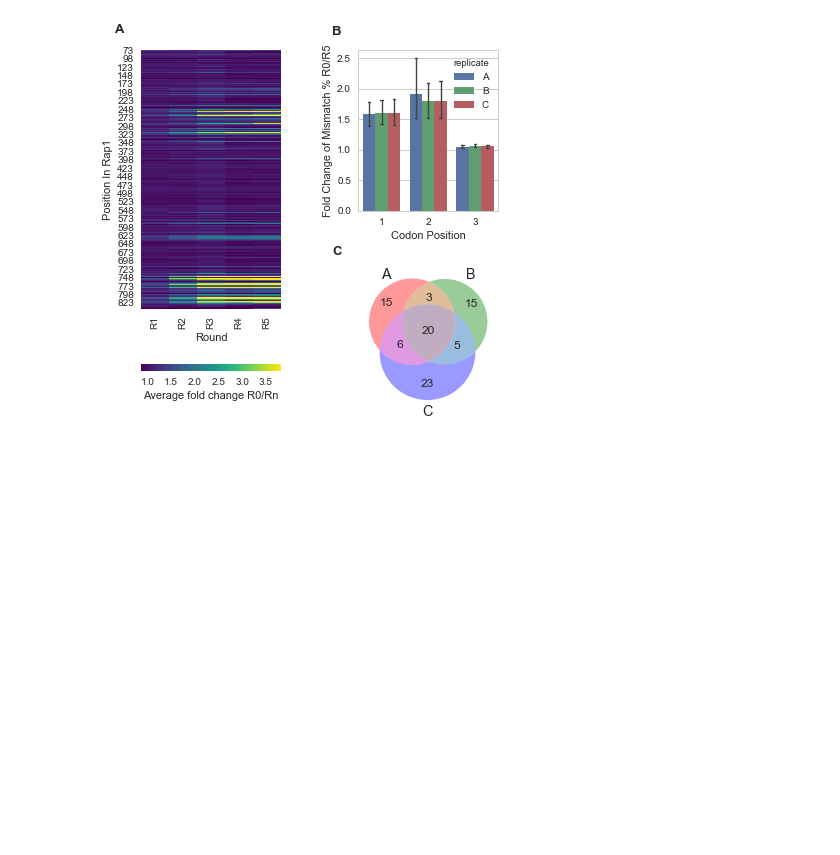
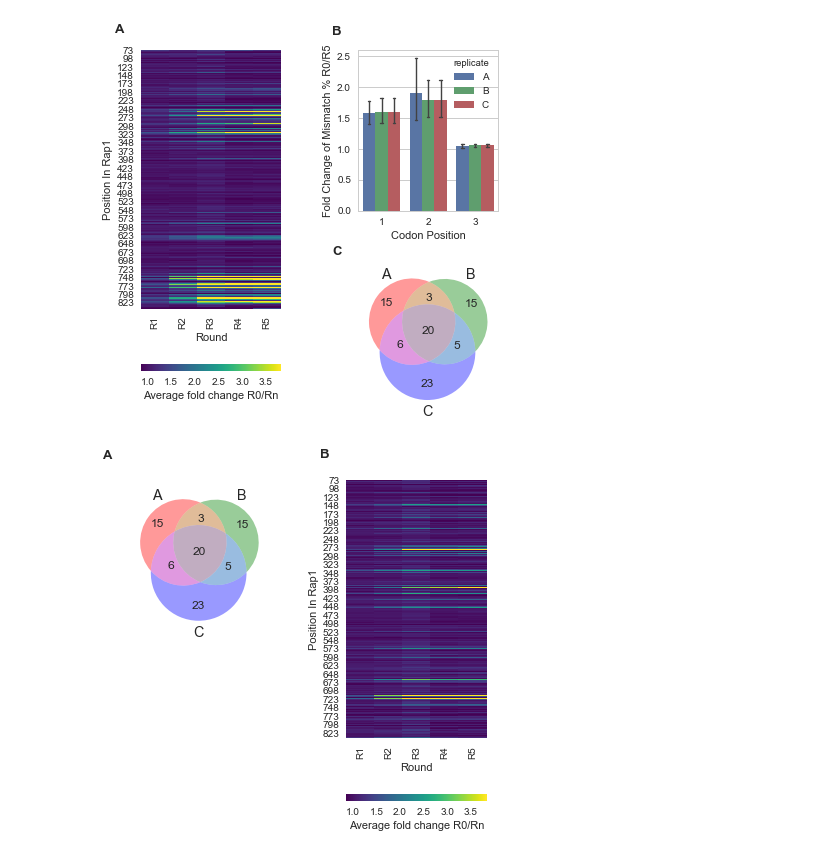
Before and after one commit to DuncanTormey/rap1_select_detect, a Jupyter notebook: notebook/rap1_analysis_notebook.ipynb, the cells around one changed output. Drawn from its saved outputs; the diff is of its cells as text; code cells hidden in the pictures; blank space fills up the shorter version.

```diff
--- a/notebook/rap1_analysis_notebook.ipynb
+++ b/notebook/rap1_analysis_notebook.ipynb
@@ -1336,9 +1340,18 @@ sns.distplot(fold_changes.get_values().flatten(),kde=False, rug=True,rug_kws ={'
 Here I generate the heatmap. I decided to use the robust=True arguement to auto calculate the ranges. With this parameter, "the colormap range is computed with robust quantiles instead of the extreme values." -Seaborn documents
 # %%
 fig = plt.figure(figsize=(2.0, 5.5))
-x, mean_fc, std_fc = make_round_zero_comparisons(m_df,rnd=5)
-fold_changes = x.filter(regex=('avg_.*-fc_mismatches'))
-ax = sns.heatmap(fold_changes,
+avg_rounds_fc= []
+all_rounds_fc = []
+for r in range(1,6):
+    x, mean_fc, ste_fc = make_round_zero_comparisons(m_df,rnd=r)
+    if len(avg_rounds_fc) == 0:
+        avg_rounds_fc = x[['pos',mean_fc,ste_fc]].copy()
+    else:
+        avg_rounds_fc[[mean_fc, ste_fc]] = x[[mean_fc,ste_fc]].copy()
+
+all_rounds_fc = x.filter(regex='pos$|[ABC]{1}_R0.*-fc.*')
+
+ax = sns.heatmap(avg_rounds_fc.filter(regex='avg_.*'),
                  cmap='viridis',
                  yticklabels=20,
                  #vmax=15,
@@ -1455,3 +1468,64 @@ fig.savefig('../fig/paper_figures/selection_time_course.pdf')
 plt.show()
 # %% [output]
 [figure]
+# %%
+fig=plt.figure(figsize=(6.4,6.8))
+fig.subplots_adjust(hspace=0.3,wspace=0.55)
+gs = gridspec.GridSpec(2, 2)
+ax1 = plt.subplot(gs[0, 0])
+ax2 = plt.subplot(gs[0:, 1])
+
+
+################################### VennDiagram ###################################
+v.venn3([set(l) for l in shared_decr_pos_dict.values()],
+        shared_decr_pos_dict.keys(),
+        alpha=0.4,
+        ax=ax1)
+
+ax1.text(-0.12,
+         1.27,
+         'A',
+         transform=ax1.transAxes,
+      fontsize=majorFontSize + 1,
+         fontweight='bold',
+         va='top',
+         ha='right')
+
+##################################### HeatMap #####################################
+ax2 = sns.heatmap(avg_rounds_fc.filter(regex='avg_.*'),
+                 cmap='viridis',
+                 yticklabels=25,
+                 #vmax=15,
+                 robust=True,
+                #linewidths=1e-14,
+                 cbar_kws={'label': 'Average fold change R0/Rn',
+                           'orientation':'horizontal'},
+                  ax=ax2,
+)
+
+labels = [x.get_text().split('-')[0].split('_')[1].replace('R0', '')
+          for x in ax2.get_xticklabels()
+         ]
+
+ax2.set_xticklabels(labels, fontsize=minorFontSize -1)
+ax2.set_xlabel('Round', fontsize=minorFontSize)
+ax2.set_ylabel('Position In Rap1', fontsize=minorFontSize)
+
+ax2.text(-0.12,
+         1.12,
+         'B',
+         transform=ax2.transAxes,
+      fontsize=majorFontSize + 1,
+         fontweight='bold',
+         va='top',
+         ha='right')
+
+
+
+
+
+fig.savefig('../fig/paper_figures/SupplementalFigureHeatMap1.pdf')
+
+plt.show()
+# %% [output]
+[figure, added]
```
Also changed, not shown: parts of 25 cells of this notebook, 1 other file.
